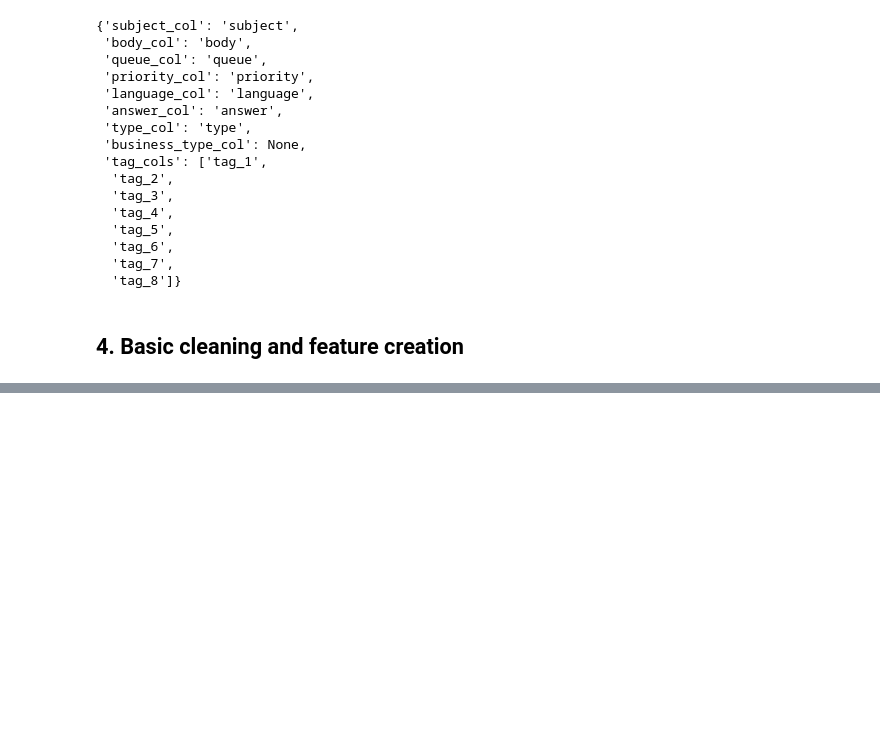
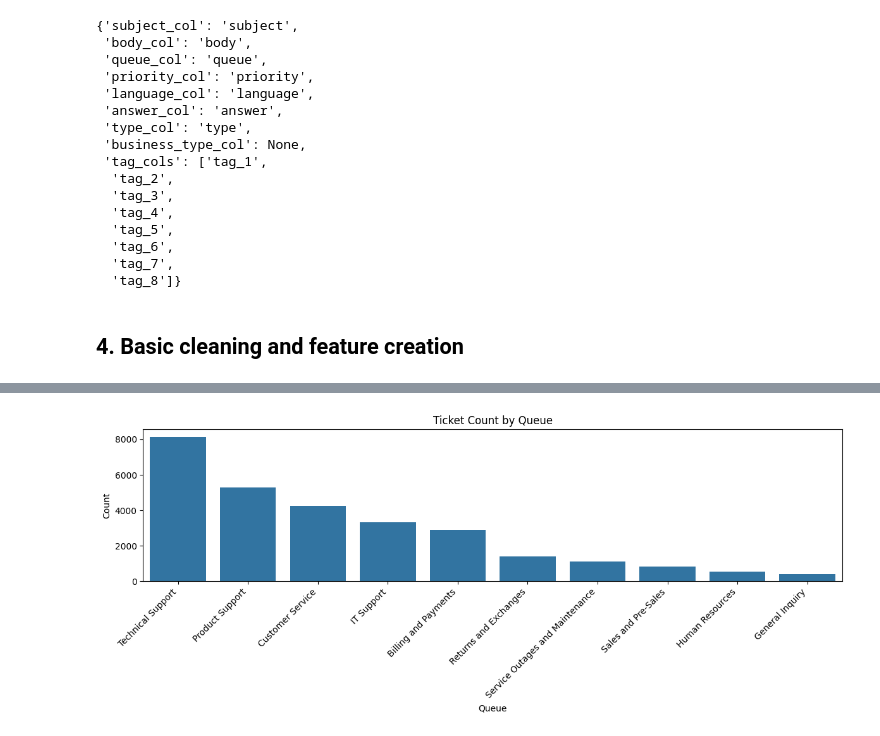
Before and after one commit to mdmohsin212/Kaggle-competitions, a Jupyter notebook: Support Ticket Intelligence/notebook/support_ticket.ipynb, the cells around one changed output, grey strips where cells are left out. Saved outputs shown, nothing was run; the diff lists cells and outputs as text; code cells hidden in the pictures; blank space fills up the shorter version.

```diff
--- a/Support Ticket Intelligence/notebook/support_ticket.ipynb
+++ b/Support Ticket Intelligence/notebook/support_ticket.ipynb
@@ -54,6 +54,7 @@ Device: cuda
 # %% [markdown]
 ## 1. Configuration
 # %%
+ENGLISH_ONLY = True
 TEXT_MAX_LEN = 256
 TRANSFORMER_MODEL_NAME = "distilbert-base-uncased"
 DATASET_NAME = "Tobi-Bueck/customer-support-tickets"
@@ -151,3 +152,30 @@ if missing:
     raise ValueError(f"columns were not found")
 # %% [markdown]
 ## 4. Basic cleaning and feature creation
+# %%
+work_df = df.copy()
+
+for col in [subject_col, body_col, queue_col, priority_col, language_col, answer_col]:
+    work_df[col] = work_df[col].astype(str).fillna("")
+
+work_df["text"] = (
+    work_df[subject_col].fillna("").astype(str).str.strip() + "\n\n" + work_df[body_col].fillna("").astype(str).str.strip()
+)
+# %%
+work_df["text"] = work_df["text"].str.replace(r"\s+", " ", regex=True).str.strip()
+
+work_df["answer_col"] = work_df[answer_col].fillna("").astype(str).str.replace(r"\s+", " ", regex=True).str.strip()
+
+
+work_df = work_df[work_df["text"].str.len() > 20].copy()
+work_df = work_df[work_df[queue_col].str.len() > 0].copy()
+work_df = work_df[work_df["answer_col"].str.len() > 0].copy()
+# %%
+if ENGLISH_ONLY:
+    work_df = work_df[work_df[language_col].str.lower().isin(["en", "english"])].copy()
+
+work_df = work_df.reset_index(drop=True)
+
+
+print(work_df.shape)
+work_df[[subject_col, body_col, queue_col, priority_col, language_col, answer_col]].head(2)
@@ -153,0 +204,13 @@ if missing:
+# %%
+queue_counts = work_df[queue_col].value_counts().sort_values(ascending=False)
+
+plt.figure(figsize=(12, 5))
+sns.barplot(x=queue_counts.index, y=queue_counts.values)
+plt.xticks(rotation=45, ha="right")
+plt.title("Ticket Count by Queue")
+plt.xlabel("Queue")
+plt.ylabel("Count")
+plt.tight_layout()
+plt.show()
+# %% [output]
+[figure, added]
```
Also changed, not shown: parts of 3 cells of this notebook.
